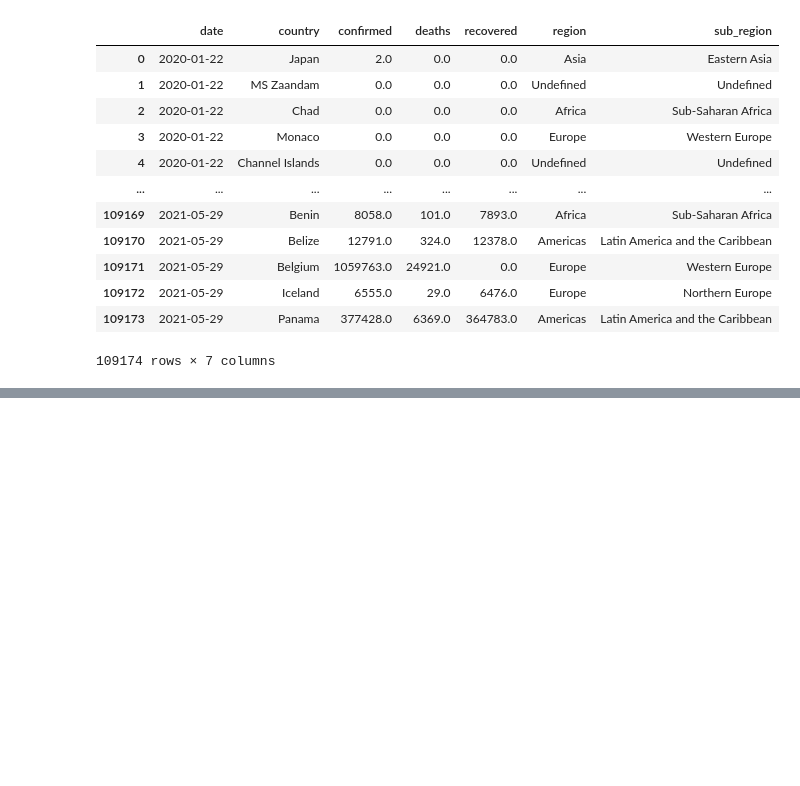
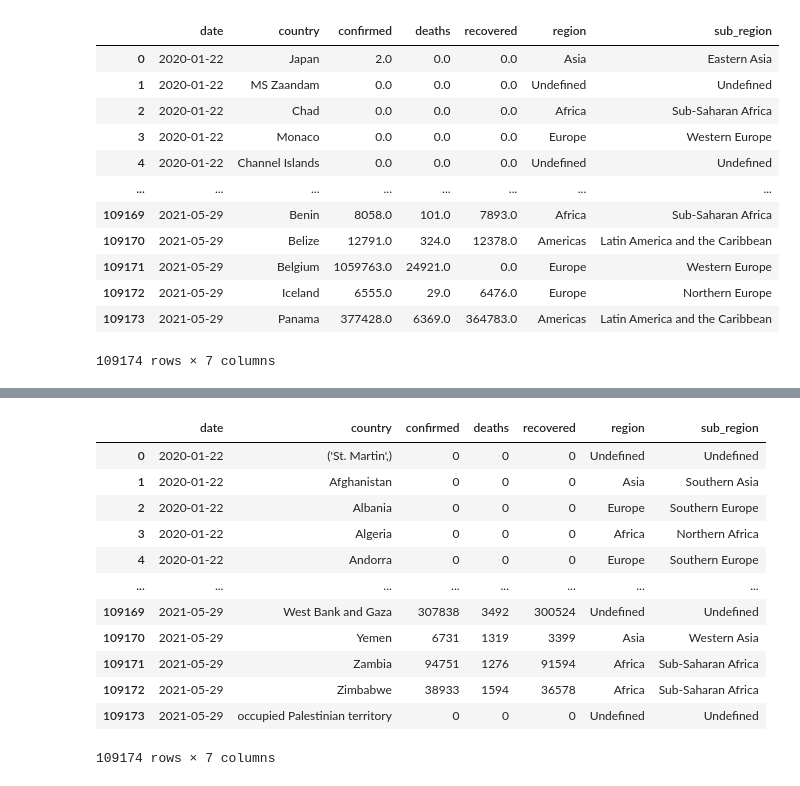
Before and after one commit to DmitryPogrebnoy/Data_Visualization_ITMO, a Jupyter notebook: resources/augment_covid_19_dataset.ipynb, the cells around one changed output, grey strips where cells are left out. Drawn from its saved outputs; the diff is of its cells as text; code cells hidden in the pictures; blank space fills up the shorter version.

```diff
--- a/resources/augment_covid_19_dataset.ipynb
+++ b/resources/augment_covid_19_dataset.ipynb
@@ -430,2 +445,21 @@ full_data[full_data.country == 'South Sudan'].confirmed.plot()
+# %%
+full_data.confirmed = full_data.confirmed.astype(int)
+full_data.deaths = full_data.deaths.astype(int)
+full_data.recovered = full_data.recovered.astype(int)
+full_data
+# %% [output]
+|  | date | country | confirmed | deaths | recovered | region | sub_region |
+| 0 | 2020-01-22 | ('St. Martin',) | 0 | 0 | 0 | Undefined | Undefined |
+| 1 | 2020-01-22 | Afghanistan | 0 | 0 | 0 | Asia | Southern Asia |
+| 2 | 2020-01-22 | Albania | 0 | 0 | 0 | Europe | Southern Europe |
+| 3 | 2020-01-22 | Algeria | 0 | 0 | 0 | Africa | Northern Africa |
+| 4 | 2020-01-22 | Andorra | 0 | 0 | 0 | Europe | Southern Europe |
+| ... | ... | ... | ... | ... | ... | ... | ... |
+| 109169 | 2021-05-29 | West Bank and Gaza | 307838 | 3492 | 300524 | Undefined | Undefined |
+| 109170 | 2021-05-29 | Yemen | 6731 | 1319 | 3399 | Asia | Western Asia |
+| 109171 | 2021-05-29 | Zambia | 94751 | 1276 | 91594 | Africa | Sub-Saharan Africa |
+| 109172 | 2021-05-29 | Zimbabwe | 38933 | 1594 | 36578 | Africa | Sub-Saharan Africa |
+| 109173 | 2021-05-29 | occupied Palestinian territory | 0 | 0 | 0 | Undefined | Undefined |
+109174 rows × 7 columns
 # %%
 full_data.to_csv("augmented_covid_19.csv", index=None)
```
Also changed, not shown: parts of 3 cells of this notebook, 1 other file.
